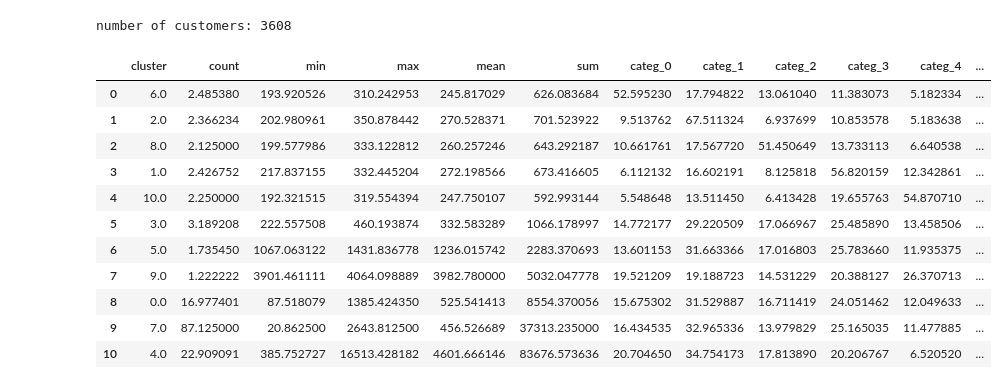
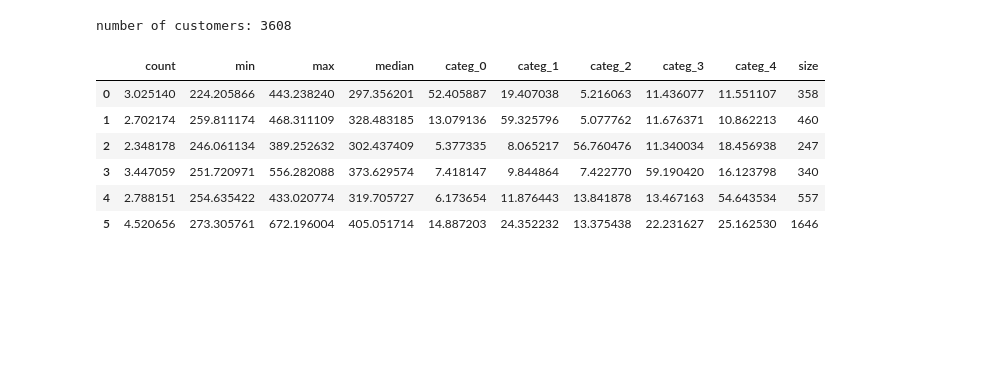
Before and after one commit to taicoding/SegmentacionClientes, a Jupyter notebook: Ejemplo de Segmentación de Clientes.ipynb, the cells around one changed output. Saved outputs shown, nothing was run; the diff lists cells and outputs as text; code cells hidden in the pictures; blank space fills up the shorter version.

```diff
--- a/Ejemplo de Segmentación de Clientes.ipynb
+++ b/Ejemplo de Segmentación de Clientes.ipynb
@@ -953,6 +998,6 @@ test2 = last_purchase.applymap(lambda x:(last_date - x.date()).days)
 
 transactions_per_user.loc[:, 'LastPurchase'] = test2.reset_index(drop = False)['InvoiceDate']
 transactions_per_user.loc[:, 'FirstPurchase'] = test.reset_index(drop = False)['InvoiceDate']
-
+transactions_per_user['ratio']=transactions_per_user['mean']/transactions_per_user['sum']*100
 transactions_per_user[:5]
 # %% [output]
@@ -987,7 +1011,7 @@ numero de clientes con unsa sola compra: 1445/3608  (40.05%)
 # %% [markdown]
 ## Categorizacion de Clientes
 # %%
-list_cols = ['count','min','max','mean','categ_0','categ_1','categ_2','categ_3','categ_4']
+list_cols = ['categ_0','categ_1','categ_2','categ_3','categ_4']
 
 selected_customers = transactions_per_user.copy(deep = True)
 matrix = selected_customers[list_cols]
@@ -1023,0 +1047,7 @@ plt.legend(loc='best', fontsize = 13);
+# %%
+for n_clusters in range(3,10):
+    kmeans = KMeans(init='k-means++', n_clusters = n_clusters, n_init=30)
+    kmeans.fit(scaled_matrix)
+    clusters_clients = kmeans.predict(scaled_matrix)
+    silhouette_avg = silhouette_score(scaled_matrix, clusters_clients)
+    print("Para n_clusters =", n_clusters, "Promedio silhouette_score :", silhouette_avg)
@@ -1024,8 +1062,8 @@ plt.legend(loc='best', fontsize = 13);
 # %%
-n_clusters = 11
-kmeans = KMeans(init='k-means++', n_clusters = n_clusters, n_init=100)
+n_clusters = 6
+kmeans = KMeans(init='k-means++', n_clusters = n_clusters, n_init=30)
 kmeans.fit(scaled_matrix)
 clusters_clients = kmeans.predict(scaled_matrix)
 silhouette_avg = silhouette_score(scaled_matrix, clusters_clients)
-print('score de silhouette: {:<.3f}'.format(silhouette_avg))
+print("Para n_clusters =", n_clusters, "Promedio silhouette_score :", silhouette_avg)
 # %% [output]
@@ -1106,30 +1144,24 @@ merged_df = merged_df.sort_values('sum')
 number of customers: 3608
 # %%
 lst_index = []
-for i in range(5):
+for i in range(4):
     column = 'categ_{}'.format(i)
     lst_index.append(merged_df[merged_df[column] > 45].index.values[0])
 
 lst_index_reordered = lst_index
 lst_index_reordered += [ s for s in merged_df.index if s not in lst_index]
 
 merged_df = merged_df.reindex(index = lst_index_reordered)
 merged_df = merged_df.reset_index(drop = False)
-display(merged_df[['cluster', 'count', 'min', 'max', 'mean', 'sum', 'categ_0',
-                   'categ_1', 'categ_2', 'categ_3', 'categ_4', 'size']])
+display(merged_df[['count','min','max','median','categ_0','categ_1','categ_2','categ_3','categ_4', 'size']])
 # %% [output]
-|  | cluster | count | min | max | mean | sum | categ_0 | categ_1 | categ_2 | categ_3 | categ_4 | ... |
-| 0 | 6.0 | 2.485380 | 193.920526 | 310.242953 | 245.817029 | 626.083684 | 52.595230 | 17.794822 | 13.061040 | 11.383073 | 5.182334 | ... |
-| 1 | 2.0 | 2.366234 | 202.980961 | 350.878442 | 270.528371 | 701.523922 | 9.513762 | 67.511324 | 6.937699 | 10.853578 | 5.183638 | ... |
-| 2 | 8.0 | 2.125000 | 199.577986 | 333.122812 | 260.257246 | 643.292187 | 10.661761 | 17.567720 | 51.450649 | 13.733113 | 6.640538 | ... |
-| 3 | 1.0 | 2.426752 | 217.837155 | 332.445204 | 272.198566 | 673.416605 | 6.112132 | 16.602191 | 8.125818 | 56.820159 | 12.342861 | ... |
-| 4 | 10.0 | 2.250000 | 192.321515 | 319.554394 | 247.750107 | 592.993144 | 5.548648 | 13.511450 | 6.413428 | 19.655763 | 54.870710 | ... |
-| 5 | 3.0 | 3.189208 | 222.557508 | 460.193874 | 332.583289 | 1066.178997 | 14.772177 | 29.220509 | 17.066967 | 25.485890 | 13.458506 | ... |
-| 6 | 5.0 | 1.735450 | 1067.063122 | 1431.836778 | 1236.015742 | 2283.370693 | 13.601153 | 31.663366 | 17.016803 | 25.783660 | 11.935375 | ... |
-| 7 | 9.0 | 1.222222 | 3901.461111 | 4064.098889 | 3982.780000 | 5032.047778 | 19.521209 | 19.188723 | 14.531229 | 20.388127 | 26.370713 | ... |
-| 8 | 0.0 | 16.977401 | 87.518079 | 1385.424350 | 525.541413 | 8554.370056 | 15.675302 | 31.529887 | 16.711419 | 24.051462 | 12.049633 | ... |
-| 9 | 7.0 | 87.125000 | 20.862500 | 2643.812500 | 456.526689 | 37313.235000 | 16.434535 | 32.965336 | 13.979829 | 25.165035 | 11.477885 | ... |
-| 10 | 4.0 | 22.909091 | 385.752727 | 16513.428182 | 4601.666146 | 83676.573636 | 20.704650 | 34.754173 | 17.813890 | 20.206767 | 6.520520 | ... |
+|  | count | min | max | median | categ_0 | categ_1 | categ_2 | categ_3 | categ_4 | size |
+| 0 | 3.025140 | 224.205866 | 443.238240 | 297.356201 | 52.405887 | 19.407038 | 5.216063 | 11.436077 | 11.551107 | 358 |
+| 1 | 2.702174 | 259.811174 | 468.311109 | 328.483185 | 13.079136 | 59.325796 | 5.077762 | 11.676371 | 10.862213 | 460 |
+| 2 | 2.348178 | 246.061134 | 389.252632 | 302.437409 | 5.377335 | 8.065217 | 56.760476 | 11.340034 | 18.456938 | 247 |
+| 3 | 3.447059 | 251.720971 | 556.282088 | 373.629574 | 7.418147 | 9.844864 | 7.422770 | 59.190420 | 16.123798 | 340 |
+| 4 | 2.788151 | 254.635422 | 433.020774 | 319.705727 | 6.173654 | 11.876443 | 13.841878 | 13.467163 | 54.643534 | 557 |
+| 5 | 4.520656 | 273.305761 | 672.196004 | 405.051714 | 14.887203 | 24.352232 | 13.375438 | 22.231627 | 25.162530 | 1646 |
 # %%
 def _scale_data(data, ranges):
     (x1, x2) = ranges[0]
```
Also changed, not shown: parts of 68 cells of this notebook, 1 other file.
